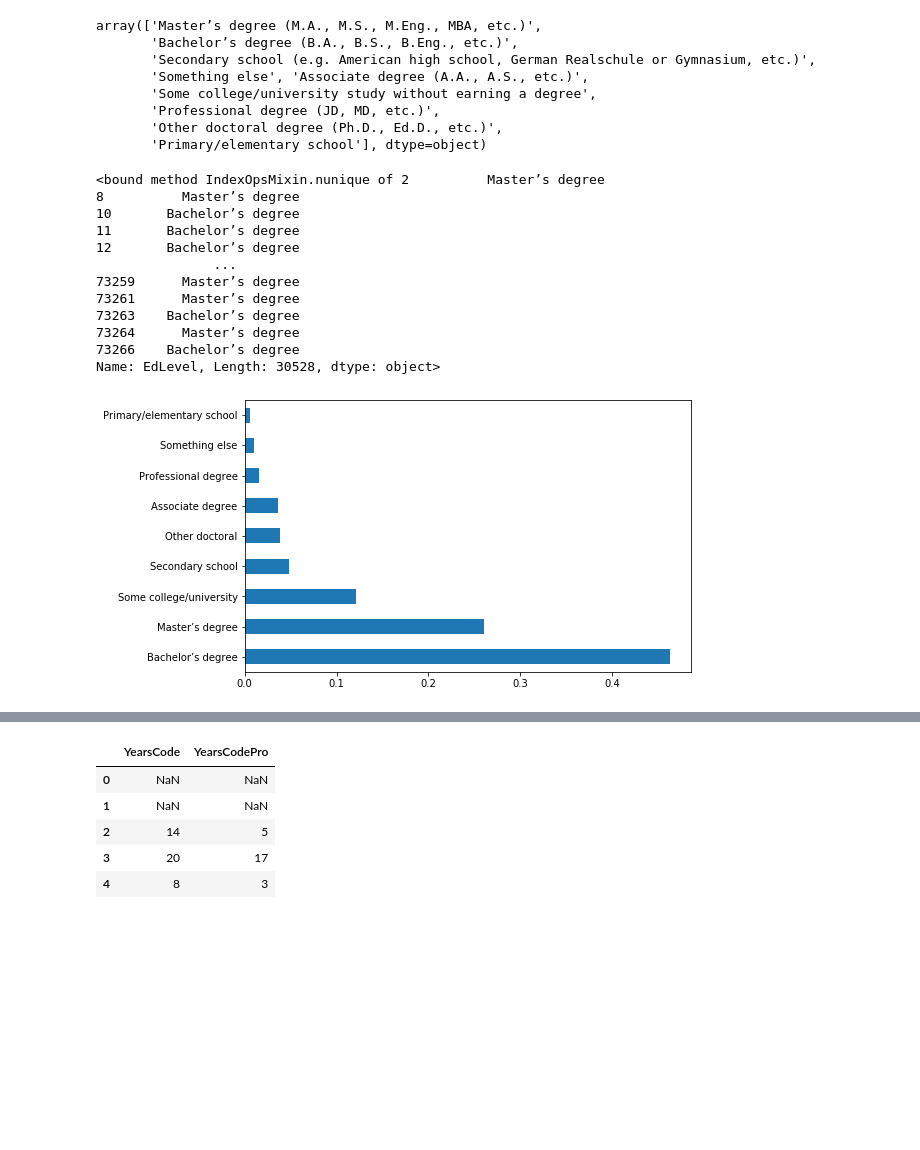
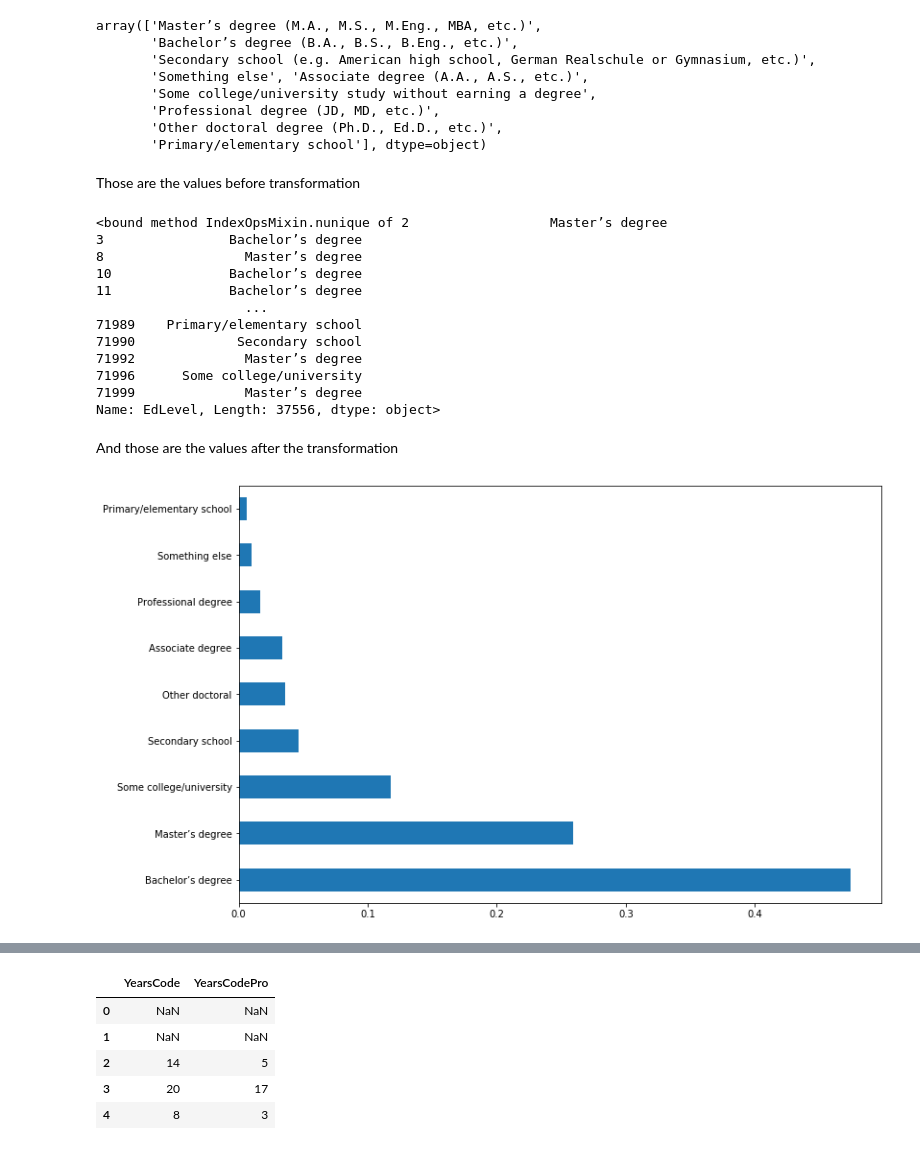
Before and after one commit to pingwie/stackoverflow, a Jupyter notebook: StackOverflow_22.ipynb, the cells around one changed output, grey strips where cells are left out. Saved outputs shown, nothing was run; the diff lists cells and outputs as text; code cells hidden in the pictures; blank space fills up the shorter version.

```diff
--- a/StackOverflow_22.ipynb
+++ b/StackOverflow_22.ipynb
@@ -6,7 +9,7 @@ import matplotlib.pyplot as plt
 from collections import defaultdict
 %matplotlib inline
 # %%
-df = pd.read_csv('data/survey_2022.csv', low_memory= False)
+df = pd.read_csv('data/survey_2022.csv')
 # %%
 fd = pd.read_csv('data/schema_2022.csv')
 # %%
@@ -175,2 +182,0 @@ Así que centraremos nuestro estudio en el rango [0,600.000] $
-# %%
-dfsalary = dfsalary[dfsalary['Salary'] < 600000]
@@ -236,26 +260,30 @@ array(['Master’s degree (M.A., M.S., M.Eng., MBA, etc.)',
        'Professional degree (JD, MD, etc.)',
        'Other doctoral degree (Ph.D., Ed.D., etc.)',
        'Primary/elementary school'], dtype=object)
+# %% [markdown]
+Those are the values before transformation
 # %%
 dfsalary['EdLevel'] = dfsalary['EdLevel'].apply(trans)
 # %%
 dfsalary['EdLevel'].nunique
 # %% [output]
-<bound method IndexOpsMixin.nunique of 2          Master’s degree
-8          Master’s degree
-10       Bachelor’s degree
-11       Bachelor’s degree
-12       Bachelor’s degree
-               ...
-73259      Master’s degree
-73261      Master’s degree
-73263    Bachelor’s degree
-73264      Master’s degree
-73266    Bachelor’s degree
-Name: EdLevel, Length: 30528, dtype: object>
+<bound method IndexOpsMixin.nunique of 2                  Master’s degree
+3                Bachelor’s degree
+8                  Master’s degree
+10               Bachelor’s degree
+11               Bachelor’s degree
+                   ...
+71989    Primary/elementary school
+71990             Secondary school
+71992              Master’s degree
+71996      Some college/university
+71999              Master’s degree
+Name: EdLevel, Length: 37556, dtype: object>
+# %% [markdown]
+And those are the values after the transformation
 # %%
-plt.figure(figsize=(8,5));
+plt.figure(figsize=(12,8));
 (dfsalary['EdLevel'].value_counts()/dfsalary.shape[0]).plot(kind='barh');
 # %% [output]
-[figure, old version]
+[figure, new version]
 # %%
```
Also changed, not shown: parts of 74 cells of this notebook.
